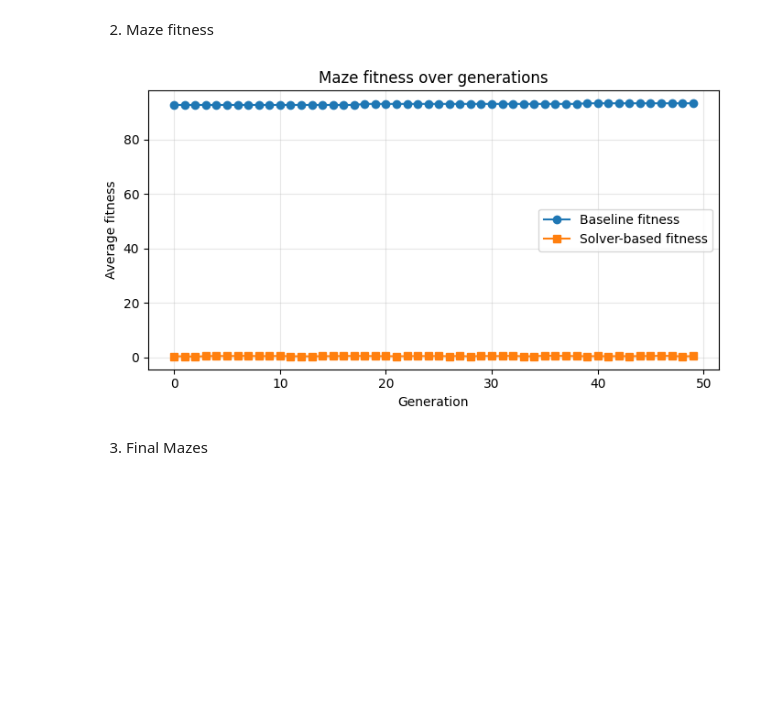
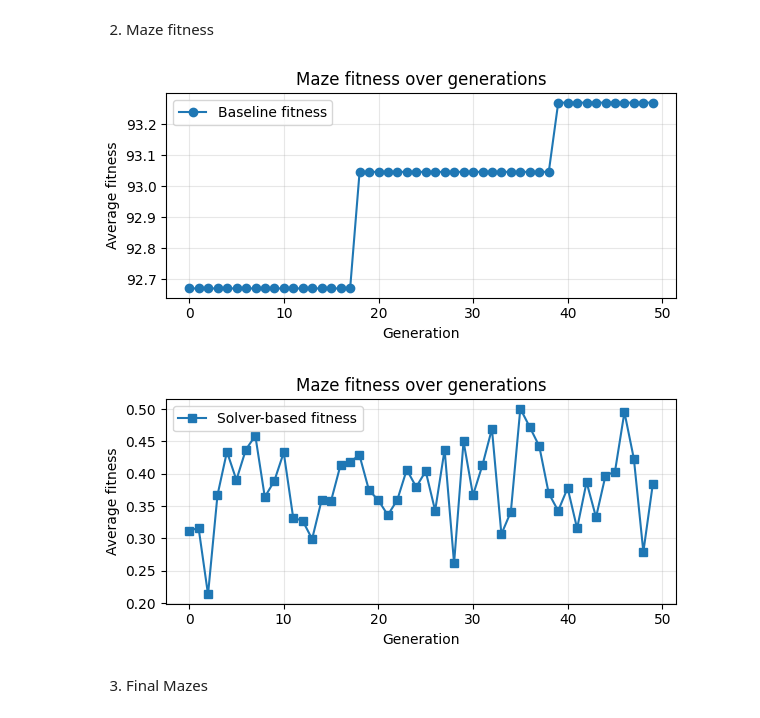
Before and after one commit to SteelspeedYYC/CAS739_TermProject, a Jupyter notebook: MainNoteBook.ipynb, the cells around one changed output. Saved outputs shown, nothing was run; the diff lists cells and outputs as text; code cells hidden in the pictures; blank space fills up the shorter version.

```diff
--- a/MainNoteBook.ipynb
+++ b/MainNoteBook.ipynb
@@ -59,31 +59,32 @@ plt.show()
 # %%
 maze_gens = [log["gen"] for log in maze_logs]
 avg_base_fit = [log["avg_baseline_fitness"] for log in maze_logs]
 avg_solver_fit = [log["avg_solver_fitness"] for log in maze_logs]
 
-plt.figure(figsize=(7, 4))
+plt.figure(figsize=(6, 3))
 plt.plot(maze_gens, avg_base_fit, label="Baseline fitness", marker="o")
 # plt.plot(maze_gens, avg_solver_fit, label="Solver-based fitness", marker="s")
 plt.xlabel("Generation")
 plt.ylabel("Average fitness")
 plt.title("Maze fitness over generations")
 plt.legend()
 plt.grid(True, alpha=0.3)
 plt.tight_layout()
 plt.show()
 
-plt.figure(figsize=(7, 4))
+plt.figure(figsize=(6, 3))
 # plt.plot(maze_gens, avg_base_fit, label="Baseline fitness", marker="o")
 plt.plot(maze_gens, avg_solver_fit, label="Solver-based fitness", marker="s")
 plt.xlabel("Generation")
 plt.ylabel("Average fitness")
 plt.title("Maze fitness over generations")
 plt.legend()
 plt.grid(True, alpha=0.3)
 plt.tight_layout()
 plt.show()
 # %% [output]
-[figure, old version]
+[figure, new version]
+[figure, added]
 # %% [markdown]
 3. Final Mazes
 # %%
```
Also changed, not shown: parts of 1 cell of this notebook, 3 other files.
